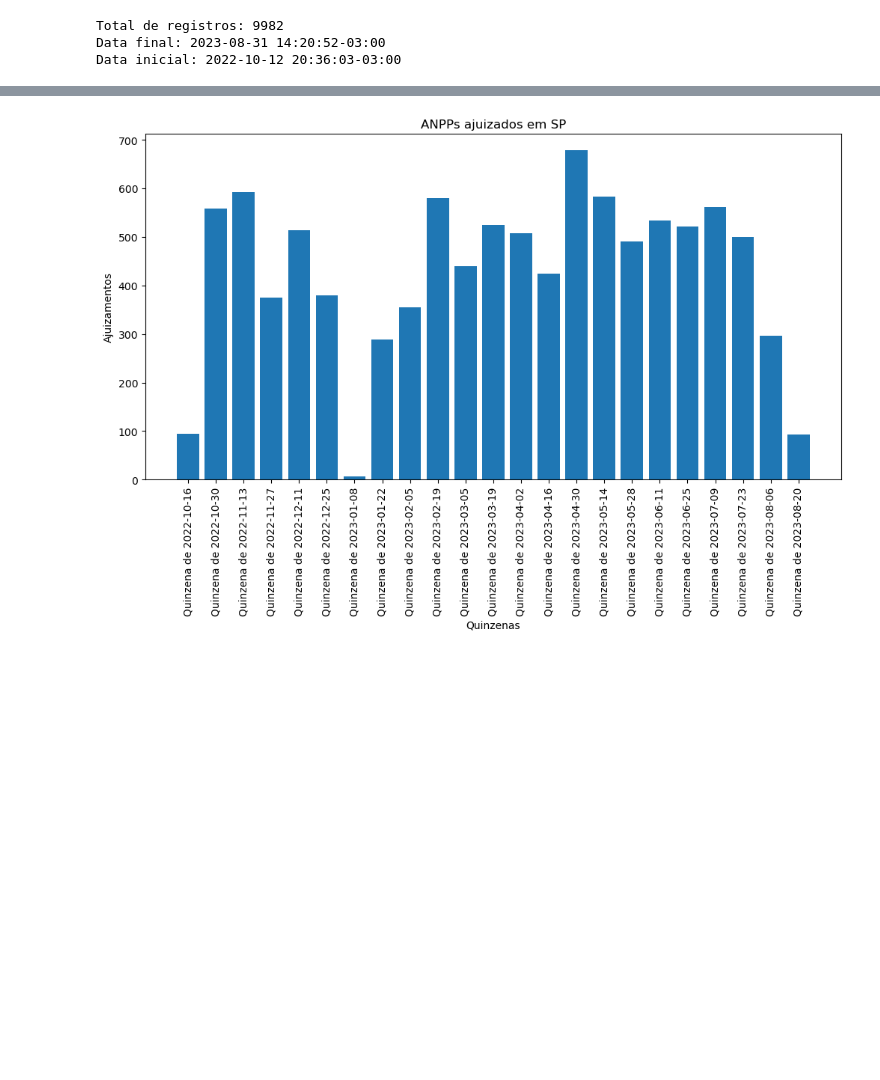
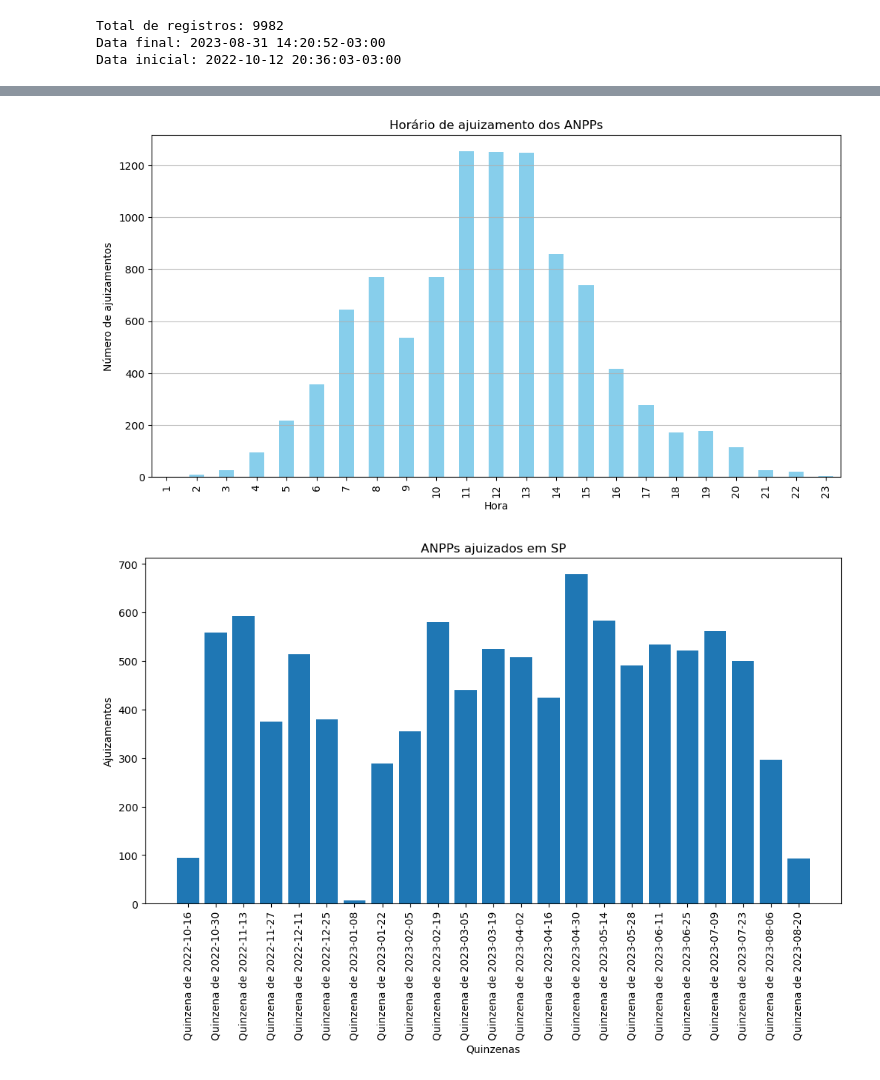
Before and after one commit to jespimentel/api_cnj, a Jupyter notebook: anpp.ipynb, the cells around one changed output, grey strips where cells are left out. Saved outputs shown, nothing was run; the diff lists cells and outputs as text; code cells hidden in the pictures; blank space fills up the shorter version.

```diff
--- a/anpp.ipynb
+++ b/anpp.ipynb
@@ -207,3 +187,16 @@ df_anpp
+# %%
+# Horário em que os ANPPs foram ajuizados
+
+contagem = df_anpp['data_ajuizamento'].dt.hour.value_counts().sort_index()
+plt.figure(figsize=(12, 6))
+contagem.plot(kind='bar', color='skyblue')
+plt.title('Horário de ajuizamento dos ANPPs')
+plt.xlabel('Hora')
+plt.ylabel('Número de ajuizamentos')
+plt.grid(axis='y', alpha=0.8)
+plt.show()
+# %% [output]
+[figure, added]
 # %%
 df_anpp.set_index('data_ajuizamento', inplace=True)
 # %%
```
Also changed, not shown: parts of 4 cells of this notebook, 6 other files.
